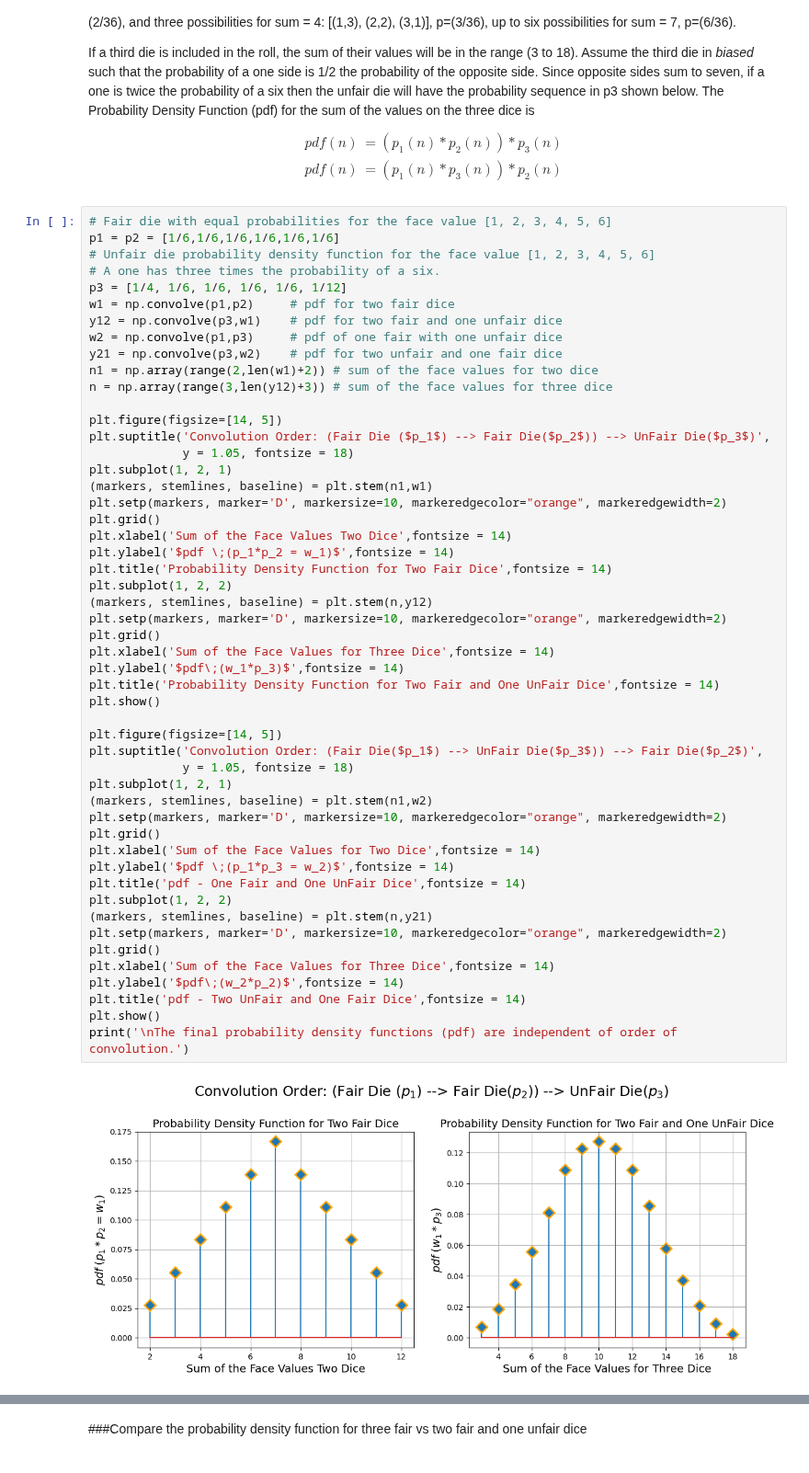
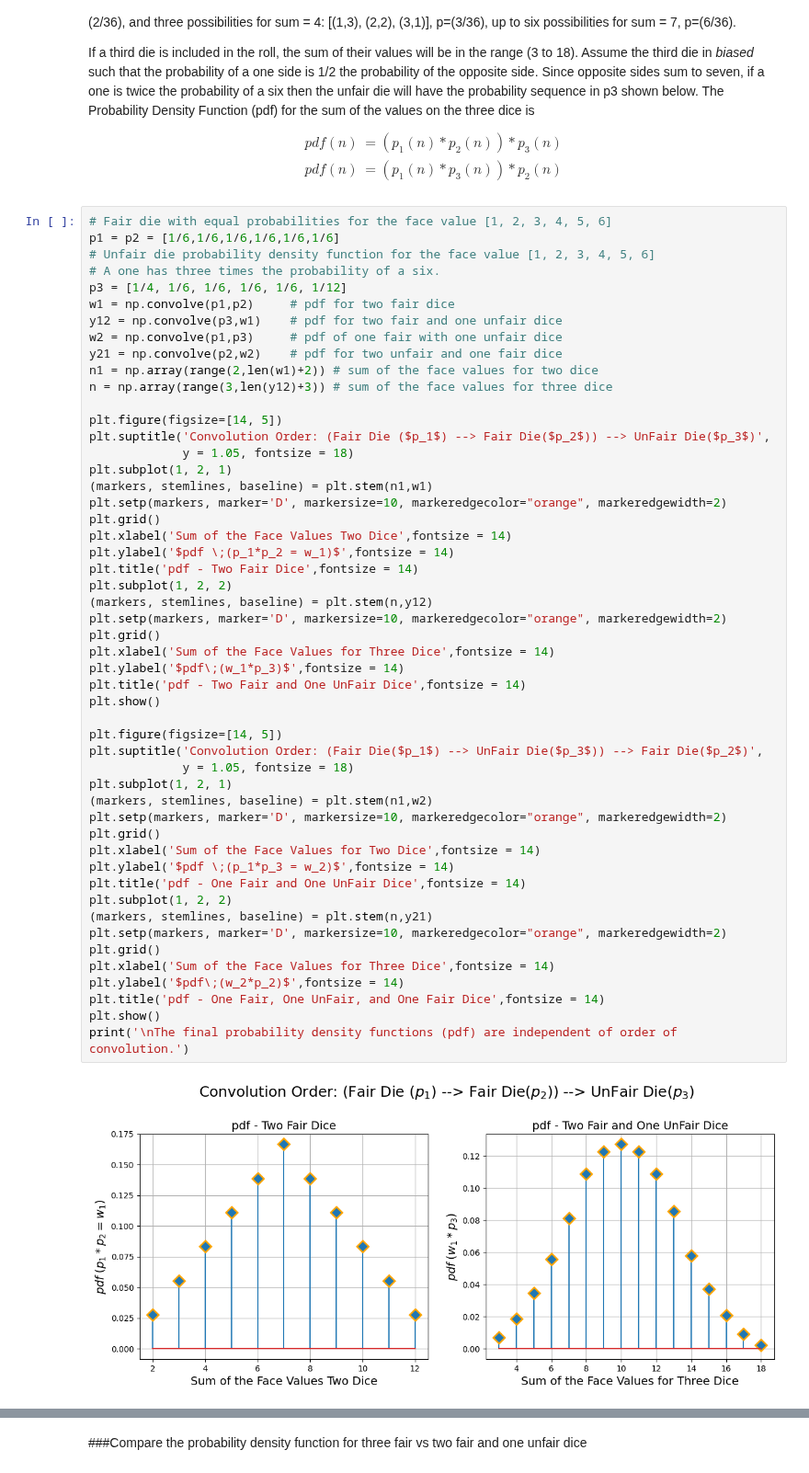
Before and after one commit to Domenikos/Digital_Convolution, a Jupyter notebook: Digital_Convolution.ipynb, the cells around one changed output, grey strips where cells are left out. Shown at 92% size. Drawn from its saved outputs; the diff is of its cells as text.

```diff
--- a/Digital_Convolution.ipynb
+++ b/Digital_Convolution.ipynb
@@ -369,7 +369,7 @@ p3 = [1/4, 1/6, 1/6, 1/6, 1/6, 1/12]
 w1 = np.convolve(p1,p2)     # pdf for two fair dice
 y12 = np.convolve(p3,w1)    # pdf for two fair and one unfair dice
 w2 = np.convolve(p1,p3)     # pdf of one fair with one unfair dice
-y21 = np.convolve(p3,w2)    # pdf for two unfair and one fair dice
+y21 = np.convolve(p2,w2)    # pdf for two unfair and one fair dice
 n1 = np.array(range(2,len(w1)+2)) # sum of the face values for two dice
 n = np.array(range(3,len(y12)+3)) # sum of the face values for three dice
 
@@ -382,34 +382,34 @@ plt.setp(markers, marker='D', markersize=10, markeredgecolor="orange", markeredg
 plt.grid()
 plt.xlabel('Sum of the Face Values Two Dice',fontsize = 14)
 plt.ylabel('$pdf \;(p_1*p_2 = w_1)$',fontsize = 14)
-plt.title('Probability Density Function for Two Fair Dice',fontsize = 14)
+plt.title('pdf - Two Fair Dice',fontsize = 14)
 plt.subplot(1, 2, 2)
 (markers, stemlines, baseline) = plt.stem(n,y12)
 plt.setp(markers, marker='D', markersize=10, markeredgecolor="orange", markeredgewidth=2)
 plt.grid()
 plt.xlabel('Sum of the Face Values for Three Dice',fontsize = 14)
 plt.ylabel('$pdf\;(w_1*p_3)$',fontsize = 14)
-plt.title('Probability Density Function for Two Fair and One UnFair Dice',fontsize = 14)
+plt.title('pdf - Two Fair and One UnFair Dice',fontsize = 14)
 plt.show()
 
 plt.figure(figsize=[14, 5])
 plt.suptitle('Convolution Order: (Fair Die($p_1$) --> UnFair Die($p_3$)) --> Fair Die($p_2$)',
              y = 1.05, fontsize = 18)
 plt.subplot(1, 2, 1)
 (markers, stemlines, baseline) = plt.stem(n1,w2)
 plt.setp(markers, marker='D', markersize=10, markeredgecolor="orange", markeredgewidth=2)
 plt.grid()
 plt.xlabel('Sum of the Face Values for Two Dice',fontsize = 14)
 plt.ylabel('$pdf \;(p_1*p_3 = w_2)$',fontsize = 14)
 plt.title('pdf - One Fair and One UnFair Dice',fontsize = 14)
 plt.subplot(1, 2, 2)
 (markers, stemlines, baseline) = plt.stem(n,y21)
 plt.setp(markers, marker='D', markersize=10, markeredgecolor="orange", markeredgewidth=2)
 plt.grid()
 plt.xlabel('Sum of the Face Values for Three Dice',fontsize = 14)
 plt.ylabel('$pdf\;(w_2*p_2)$',fontsize = 14)
-plt.title('pdf - Two UnFair and One Fair Dice',fontsize = 14)
+plt.title('pdf - One Fair, One UnFair, and One Fair Dice',fontsize = 14)
 plt.show()
 print('\nThe final probability density functions (pdf) are independent of order of convolution.')
 # %% [output]
-[figure, old version]
+[figure, new version]
```
Also changed, not shown: parts of 1 cell of this notebook.
